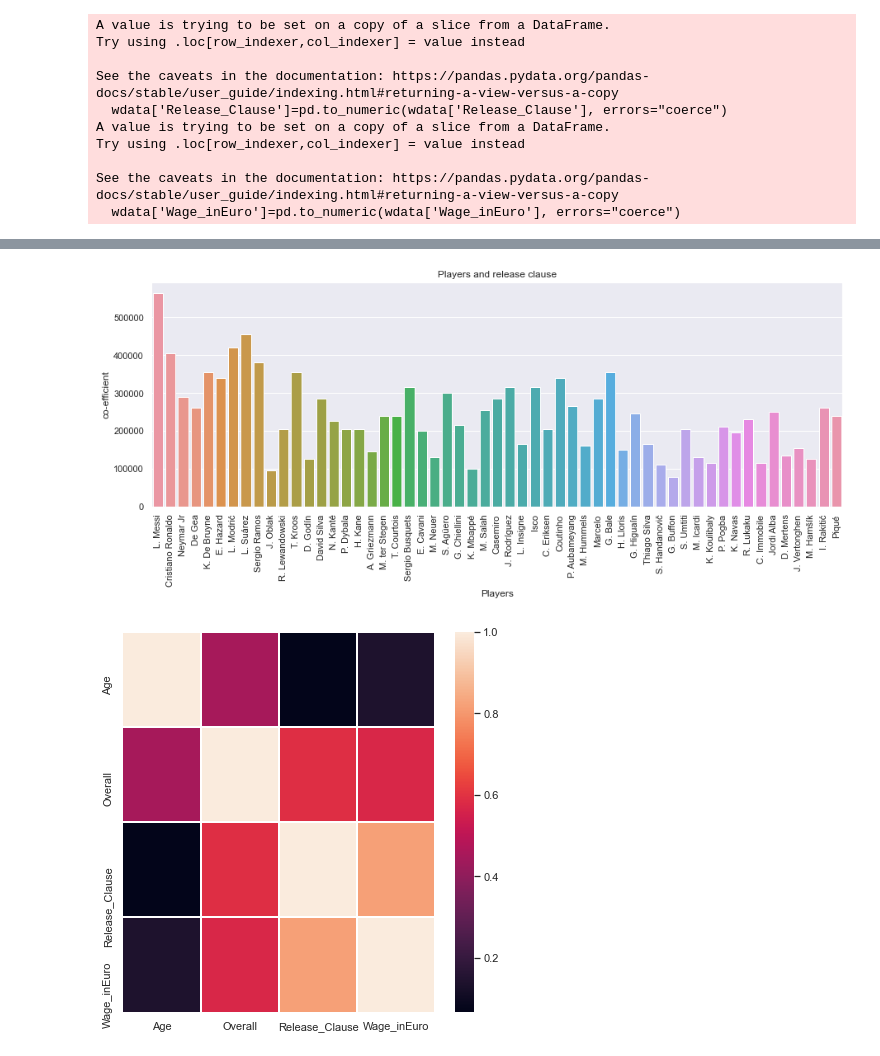
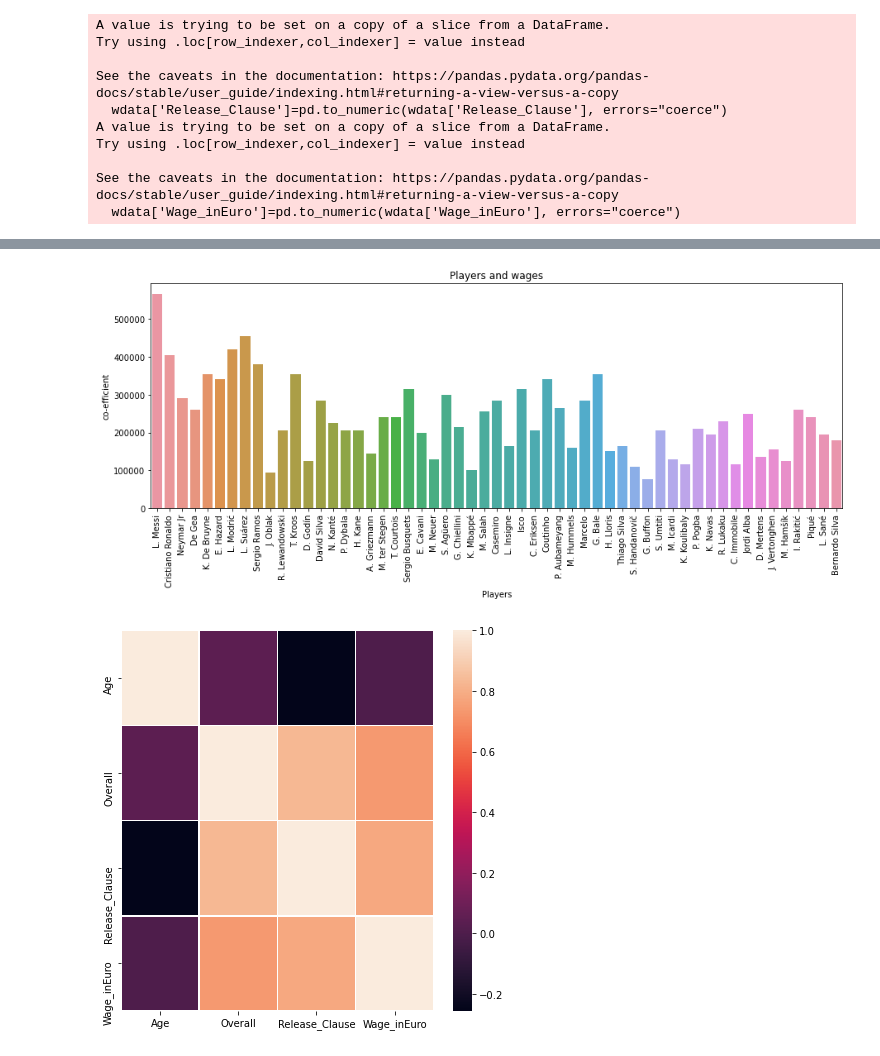
Before and after one commit to dipskr/FIFA, a Jupyter notebook: Fifa_vizualization.ipynb, the cells around one changed output, grey strips where cells are left out. Saved outputs shown, nothing was run; the diff lists cells and outputs as text; code cells hidden in the pictures.

```diff
--- a/Fifa_vizualization.ipynb
+++ b/Fifa_vizualization.ipynb
@@ -83,0 +99,2 @@ len(data.Nationality.unique())
+# %%
+data.dropna(axis=0, subset=['Release Clause'], inplace=True)
@@ -254,5 +290,5 @@ plt.show()
 # %%
-wdata = data[["Name","Age","Nationality","Overall","Wage","Club","Release Clause"]]
+wdata = mdata[["Name","Age","Nationality","Overall","Wage","Club","Release Clause"]]
 wdata.head()
 # %% [output]
 |  | Name | Age | Nationality | Overall | Wage | Club | Release Clause |
@@ -450,21 +510,23 @@ plt.show()
 # %%
 #players and their release clause
 adata=wdata.head(55)
+#adata=wdata
 plt.figure(figsize=(15,5))
 sns.barplot(x=adata['Name'], y=adata['Wage_inEuro'])
+#sns.histplot(data= adata, x='Wage_inEuro', kde=True)
 plt.xticks(rotation= 90)
 plt.xlabel('Players')
 plt.ylabel('co-efficient')
-plt.title('Players and release clause')
+plt.title('Players and wages')
 plt.show()
 # %% [output]
-[figure, old version]
+[figure, new version]
 # %%
 plt.figure(figsize=(7,7))
 sns.heatmap(wdata.corr(),  linewidths=0.5,linecolor="white")
 plt.show()
 # %% [output]
-[figure, old version]
+[figure, new version]
 # %%
 #dependency of overall and release clause
 sns.jointplot(x = "Release_Clause", y= "Overall", data = wdata)
```
Also changed, not shown: parts of 34 cells of this notebook.
